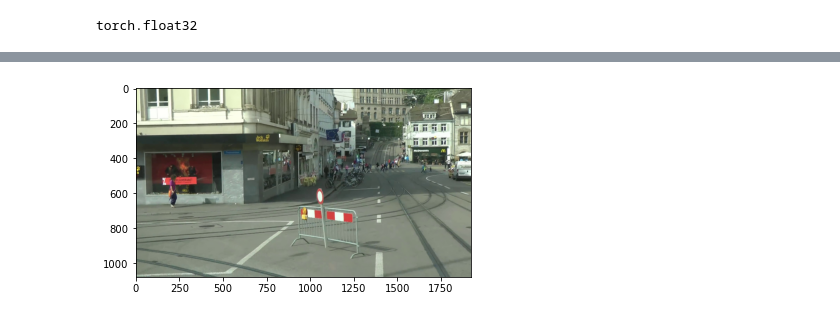
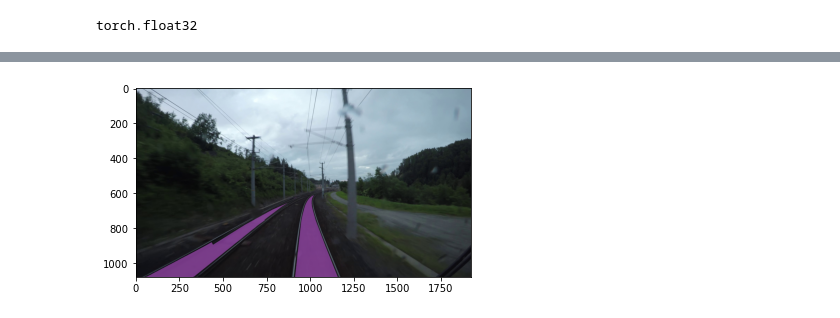
Before and after one commit to LuisWohlers/attackingSemanticSegmentation, a Jupyter notebook: Main.ipynb, the cells around one changed output, grey strips where cells are left out. Saved outputs shown, nothing was run; the diff lists cells and outputs as text; code cells hidden in the pictures.

```diff
--- a/Main.ipynb
+++ b/Main.ipynb
@@ -16,12 +16,12 @@ from Utils import loader
 from Train import train
 from Model import Model
 # %%
-#imdir_rs19 = '/home/physik/Dokumente/rs19/jpgs/rs19_val'
-#maskdir_rs19 = '/home/physik/Dokumente/rs19/uint8/rs19_val'
-imdir_rs19 = '/home/luis/Documents/ImSeg/rs19_val/jpgs/rs19_val'
-maskdir_rs19 = '/home/luis/Documents/ImSeg/rs19_val/uint8/rs19_val'
+imdir_rs19 = '/home/physik/Dokumente/rs19/jpgs/rs19_val'
+maskdir_rs19 = '/home/physik/Dokumente/rs19/uint8/rs19_val'
+#imdir_rs19 = '/home/luis/Documents/ImSeg/rs19_val/jpgs/rs19_val'
+#maskdir_rs19 = '/home/luis/Documents/ImSeg/rs19_val/uint8/rs19_val'
 classes_ = {"rail-track"}
-range_train = (0,2)
+range_train = (0,0)
 range_test = (2,2)
 range_val = (7,8)
 # %%
@@ -113,5 +106,5 @@ Average Validation Loss: 0.9344
 # %%
-loader.visualize_result(traindata[1][0],traindata[1][1][0,:,:])
+loader.visualize_result(traindata[0][0],traindata[0][1][0,:,:])
 # %% [output]
-[figure, old version]
+[figure, new version]
 # %%
```
Also changed, not shown: parts of 11 cells of this notebook, 4 other files.
